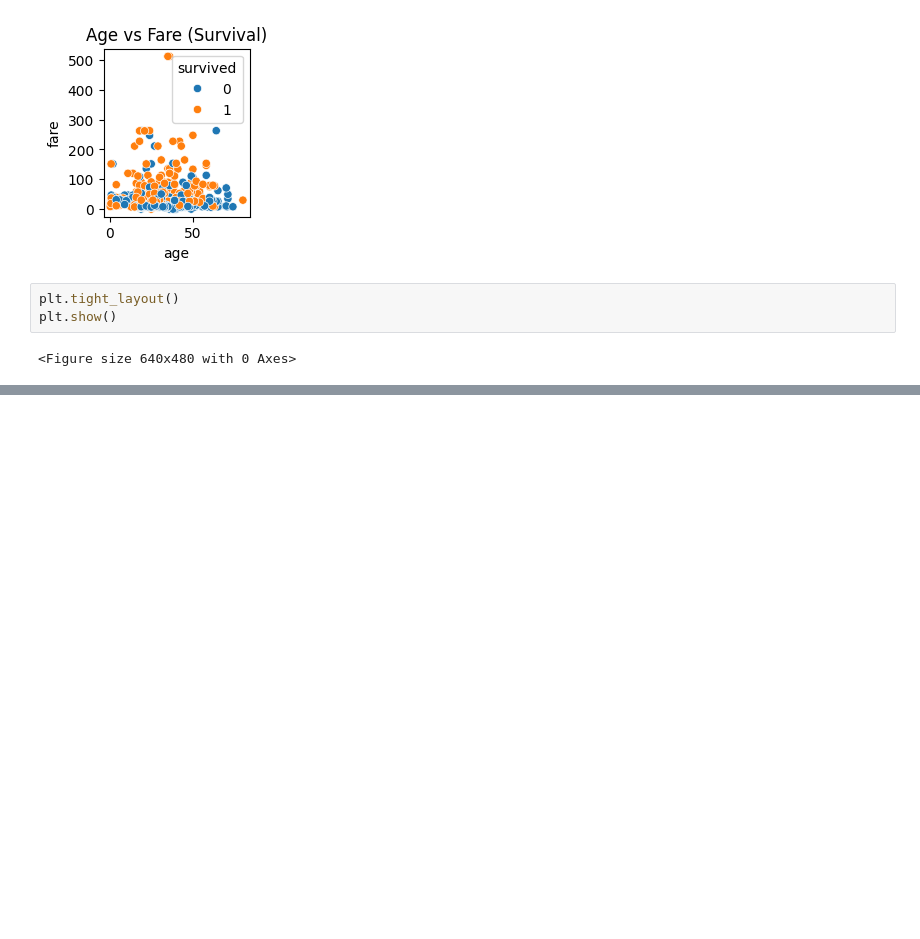
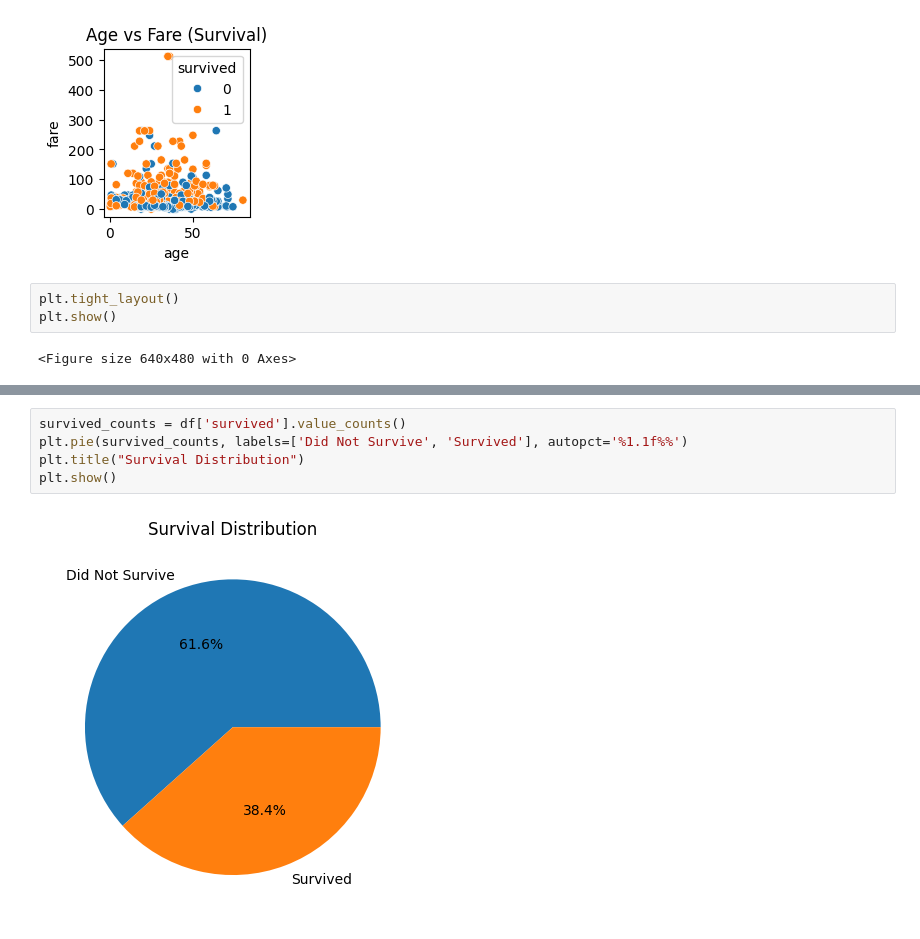
Before and after one commit to sanyasirao-surada/research_portal, a Jupyter notebook: MCA_ML_LAB_16_07_2025.ipynb, the cells around one changed output, grey strips where cells are left out. Drawn from its saved outputs; the diff is of its cells as text; blank space fills up the shorter version.

```diff
--- a/MCA_ML_LAB_16_07_2025.ipynb
+++ b/MCA_ML_LAB_16_07_2025.ipynb
@@ -203,0 +266,7 @@ plt.show()
+# %%
+survived_counts = df['survived'].value_counts()
+plt.pie(survived_counts, labels=['Did Not Survive', 'Survived'], autopct='%1.1f%%')
+plt.title("Survival Distribution")
+plt.show()
+# %% [output]
+[figure, added]
```
Also changed, not shown: parts of 19 cells of this notebook.
